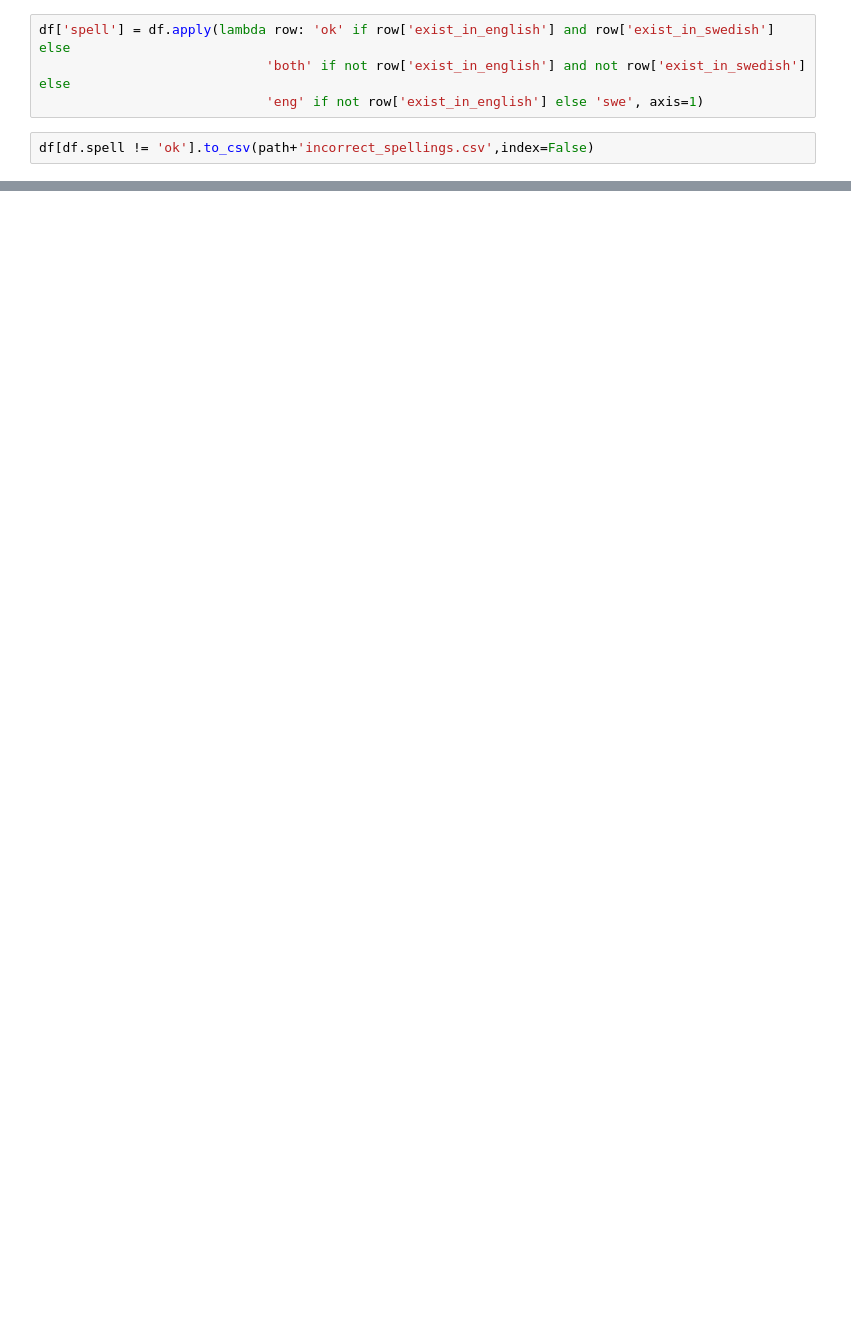
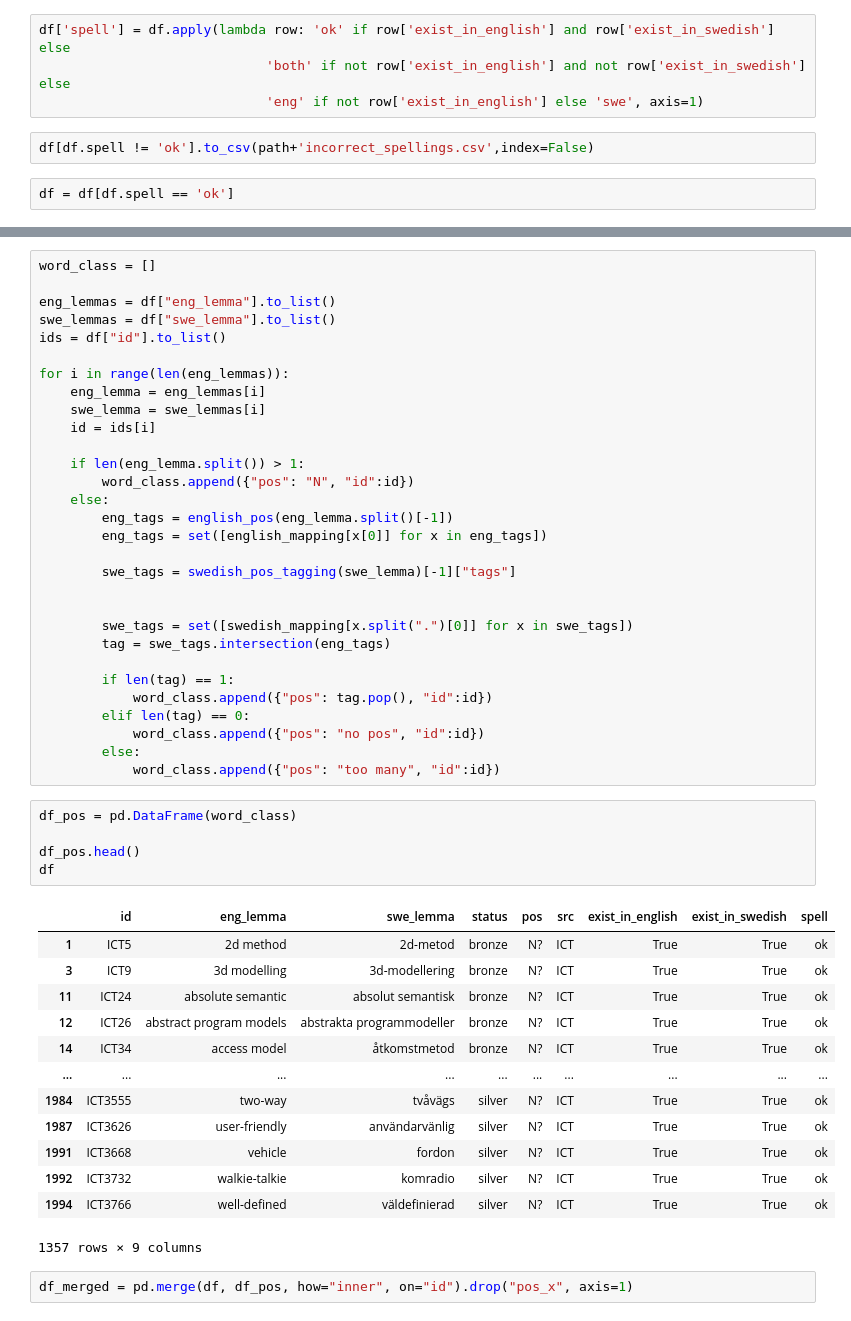
Before and after one commit to chickenThug/STUNDA, a Jupyter notebook: src/scripts/automatic_silver_to_gold.ipynb, the cells around one changed output, grey strips where cells are left out. Saved outputs shown, nothing was run; the diff lists cells and outputs as text; blank space fills up the shorter version.

Commit message:
pos tagging automatic

```diff
--- a/src/scripts/automatic_silver_to_gold.ipynb
+++ b/src/scripts/automatic_silver_to_gold.ipynb
@@ -37,3 +30,5 @@ df['spell'] = df.apply(lambda row: 'ok' if row['exist_in_english'] and row['exis
                              'eng' if not row['exist_in_english'] else 'swe', axis=1)
 # %%
 df[df.spell != 'ok'].to_csv(path+'incorrect_spellings.csv',index=False)
+# %%
+df = df[df.spell == 'ok']
@@ -39,0 +53,51 @@ df[df.spell != 'ok'].to_csv(path+'incorrect_spellings.csv',index=False)
+# %%
+word_class = []
+
+eng_lemmas = df["eng_lemma"].to_list()
+swe_lemmas = df["swe_lemma"].to_list()
+ids = df["id"].to_list()
+
+for i in range(len(eng_lemmas)):
+    eng_lemma = eng_lemmas[i]
+    swe_lemma = swe_lemmas[i]
+    id = ids[i]
+
+    if len(eng_lemma.split()) > 1:
+        word_class.append({"pos": "N", "id":id})
+    else:
+        eng_tags = english_pos(eng_lemma.split()[-1])
+        eng_tags = set([english_mapping[x[0]] for x in eng_tags])
+
+        swe_tags = swedish_pos_tagging(swe_lemma)[-1]["tags"]
+
+
+        swe_tags = set([swedish_mapping[x.split(".")[0]] for x in swe_tags])
+        tag = swe_tags.intersection(eng_tags)
+
+        if len(tag) == 1:
+            word_class.append({"pos": tag.pop(), "id":id})
+        elif len(tag) == 0:
+            word_class.append({"pos": "no pos", "id":id})
+        else:
+            word_class.append({"pos": "too many", "id":id})
+# %%
+df_pos = pd.DataFrame(word_class)
+
+df_pos.head()
+df
+# %% [output]
+|  | id | eng_lemma | swe_lemma | status | pos | src | exist_in_english | exist_in_swedish | spell |
+| 1 | ICT5 | 2d method | 2d-metod | bronze | N? | ICT | True | True | ok |
+| 3 | ICT9 | 3d modelling | 3d-modellering | bronze | N? | ICT | True | True | ok |
+| 11 | ICT24 | absolute semantic | absolut semantisk | bronze | N? | ICT | True | True | ok |
+| 12 | ICT26 | abstract program models | abstrakta programmodeller | bronze | N? | ICT | True | True | ok |
+| 14 | ICT34 | access model | åtkomstmetod | bronze | N? | ICT | True | True | ok |
+| ... | ... | ... | ... | ... | ... | ... | ... | ... | ... |
+| 1984 | ICT3555 | two-way | tvåvägs | silver | N? | ICT | True | True | ok |
+| 1987 | ICT3626 | user-friendly | användarvänlig | silver | N? | ICT | True | True | ok |
+| 1991 | ICT3668 | vehicle | fordon | silver | N? | ICT | True | True | ok |
+| 1992 | ICT3732 | walkie-talkie | komradio | silver | N? | ICT | True | True | ok |
+| 1994 | ICT3766 | well-defined | väldefinierad | silver | N? | ICT | True | True | ok |
+1357 rows × 9 columns
+# %%
+df_merged = pd.merge(df, df_pos, how="inner", on="id").drop("pos_x", axis=1)
```
Also changed, not shown: parts of 8 cells of this notebook.
